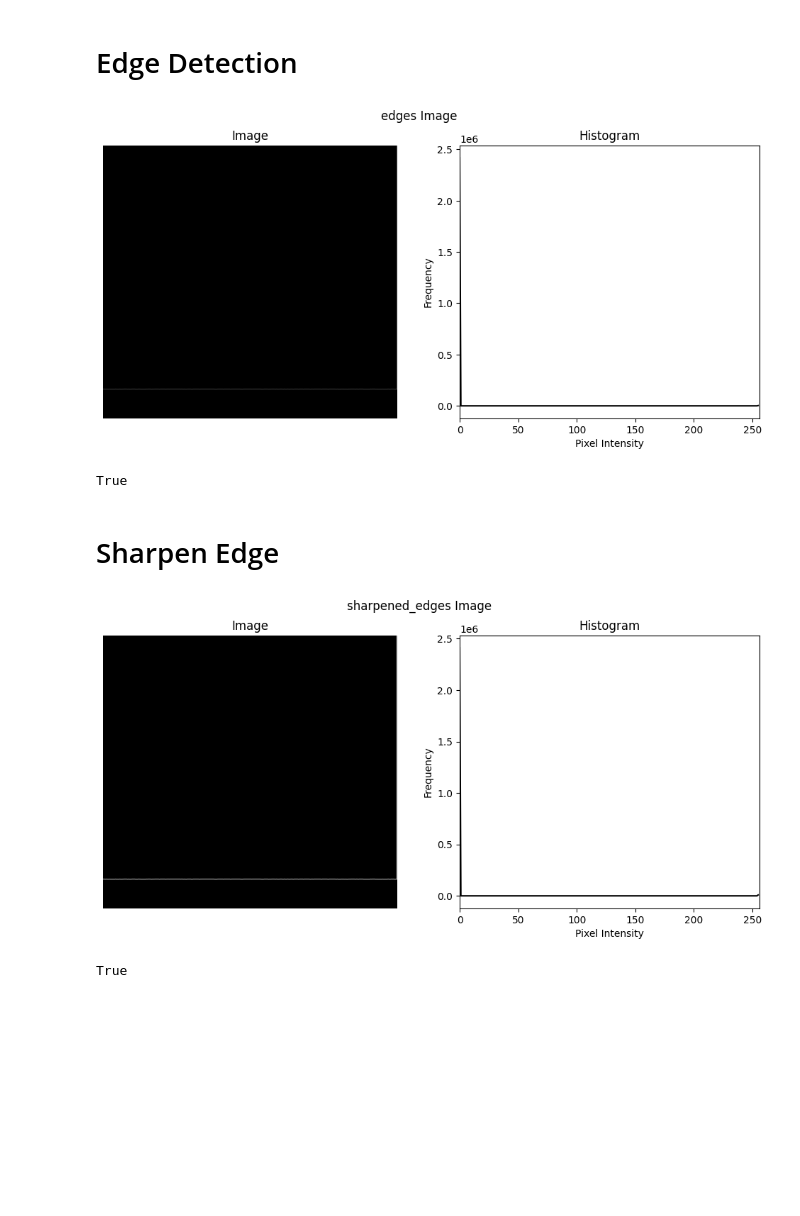
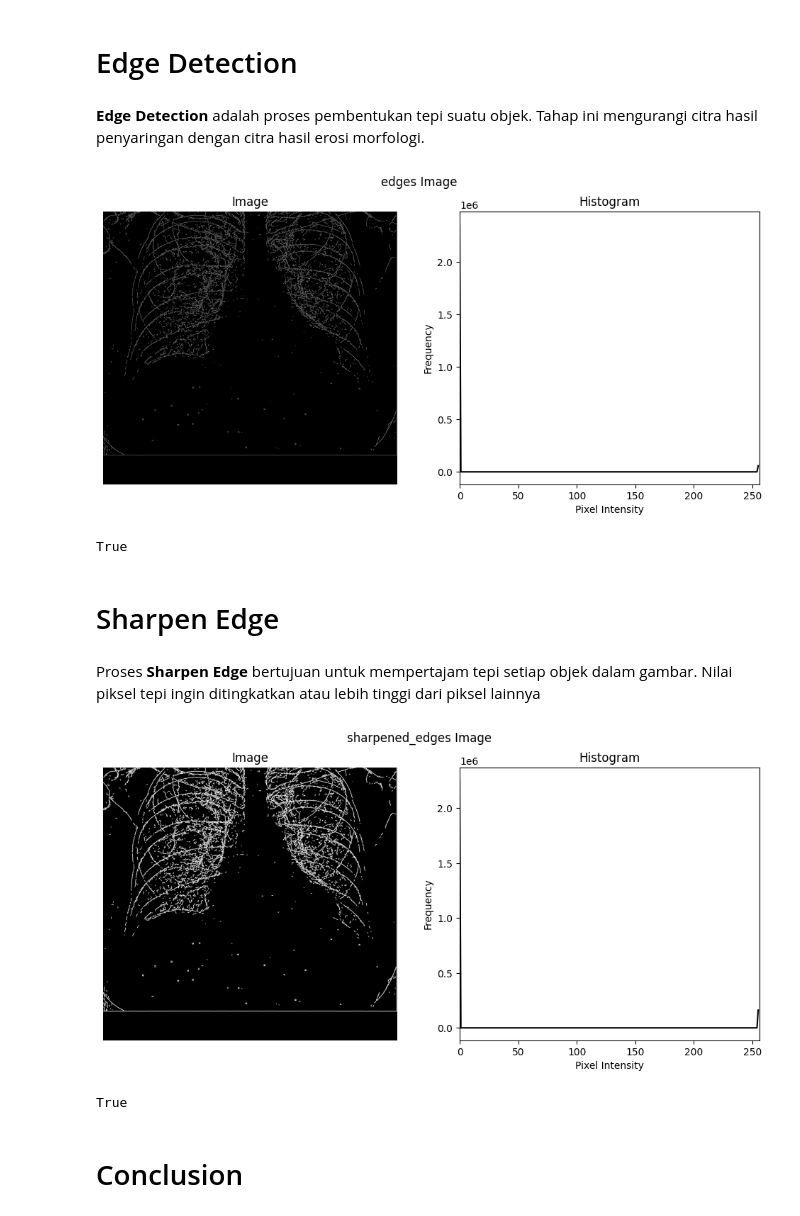
Before and after one commit to k4ilham/Detection-of-Infiltrate-on-Infant-Chest-X-Ray, a Jupyter notebook: Detection of Infiltrate on Infant Chest X-Ray.ipynb, the cells around one changed output. Drawn from its saved outputs; the diff is of its cells as text; code cells hidden in the pictures; blank space fills up the shorter version.

```diff
--- a/Detection of Infiltrate on Infant Chest X-Ray.ipynb
+++ b/Detection of Infiltrate on Infant Chest X-Ray.ipynb
@@ -53,7 +65,12 @@ True
 # %%
+cropped_image = cv2.imread('cropped_Image.jpg')
+
 gray = cv2.cvtColor(cropped_image, cv2.COLOR_BGR2GRAY)
+
 filtered = cv2.GaussianBlur(gray, (3, 3), 0)
-display_img(filtered, 'filtered Image')
+
+display_img(filtered, 'Filtered Image')
+
 cv2.imwrite("filtered_image.jpg", filtered)
 # %% [output]
 [figure]
@@ -70,20 +89,26 @@ cv2.imwrite("erosion_image.jpg", erosion)
 True
 # %% [markdown]
 # Edge Detection
+# %% [markdown]
+**Edge Detection** adalah proses pembentukan tepi suatu objek. Tahap ini mengurangi citra hasil penyaringan dengan citra hasil erosi morfologi.
 # %%
-edges = cv2.Canny(erosion, 30, 150)
+edges = cv2.Canny(erosion, 20, 30)
 display_img(edges, 'edges Image')
 cv2.imwrite("edges_image.jpg", edges)
 # %% [output]
-[figure, old version]
+[figure, new version]
 True
 # %% [markdown]
 # Sharpen Edge
+# %% [markdown]
+Proses **Sharpen Edge** bertujuan untuk mempertajam tepi setiap objek dalam gambar. Nilai piksel tepi ingin ditingkatkan atau lebih tinggi dari piksel lainnya
 # %%
 laplacian = cv2.Laplacian(edges, cv2.CV_64F)
 sharpened_edges = cv2.convertScaleAbs(laplacian)
 display_img(sharpened_edges, 'sharpened_edges Image')
 cv2.imwrite("sharpened_edges_image.jpg", sharpened_edges)
 # %% [output]
-[figure, old version]
+[figure, new version]
 True
+# %% [markdown]
+# Conclusion
```
Also changed, not shown: parts of 14 cells of this notebook, 6 other files.
